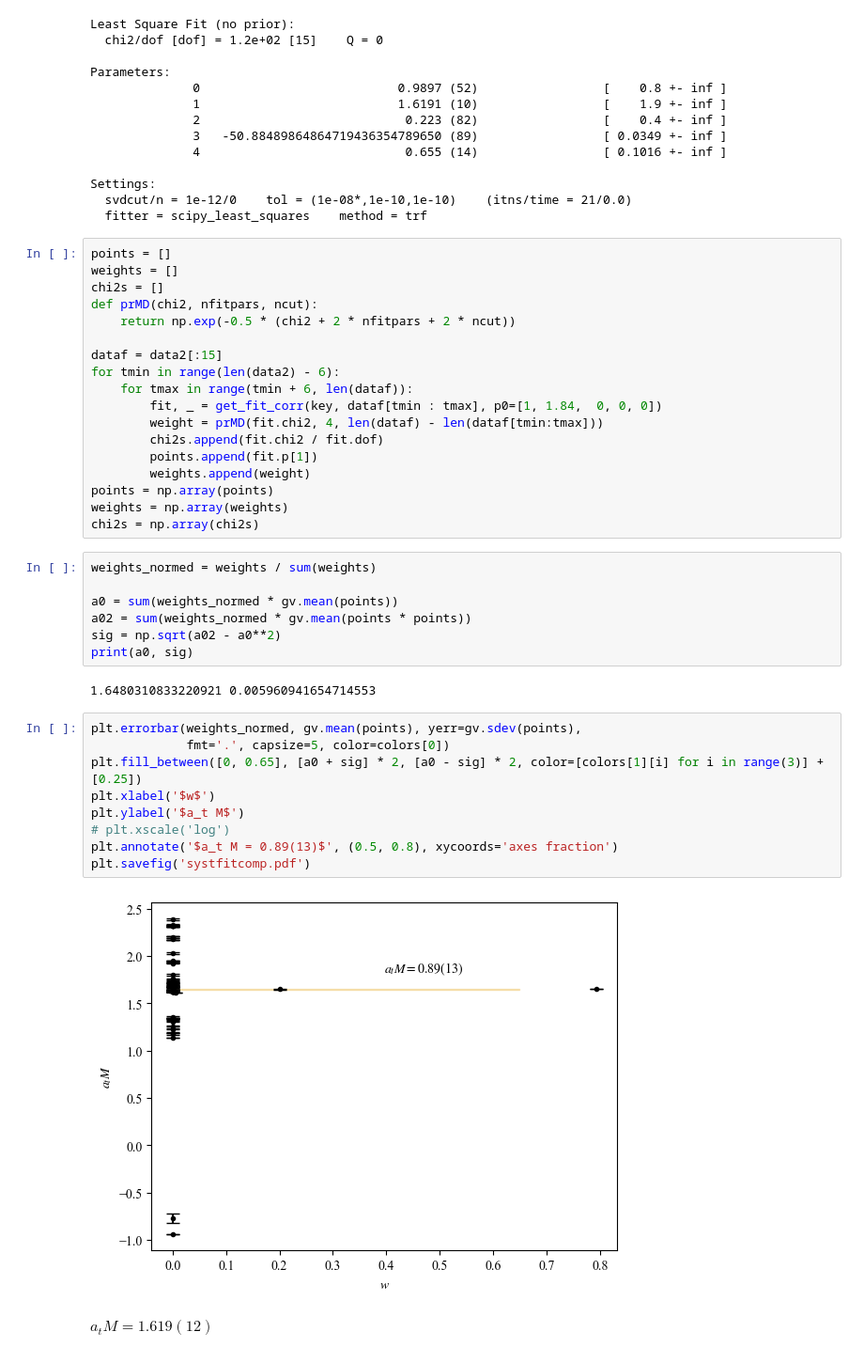
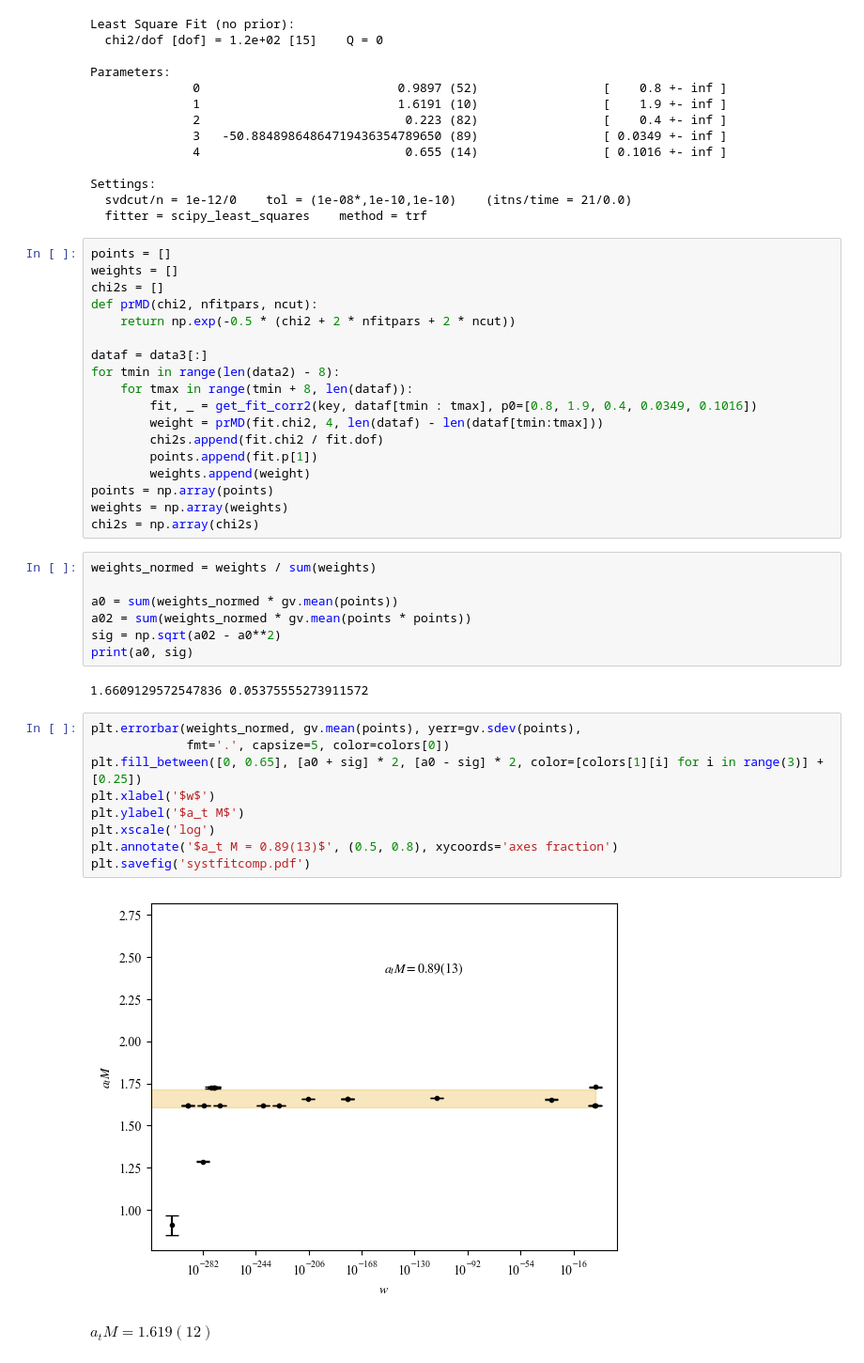
Before and after one commit to hlammiv/z2_matter_qc, a Jupyter notebook: simulation_main/rundata/fourieranalysis/mike_analysis_suggestion.ipynb, the cells around one changed output. Shown at 94% size. Drawn from its saved outputs; the diff is of its cells as text.

```diff
--- a/simulation_main/rundata/fourieranalysis/mike_analysis_suggestion.ipynb
+++ b/simulation_main/rundata/fourieranalysis/mike_analysis_suggestion.ipynb
@@ -716,10 +716,10 @@ chi2s = []
 def prMD(chi2, nfitpars, ncut):
     return np.exp(-0.5 * (chi2 + 2 * nfitpars + 2 * ncut))
 
-dataf = data2[:15]
-for tmin in range(len(data2) - 6):
-    for tmax in range(tmin + 6, len(dataf)):
-        fit, _ = get_fit_corr(key, dataf[tmin : tmax], p0=[1, 1.84,  0, 0, 0])
+dataf = data3[:]
+for tmin in range(len(data2) - 8):
+    for tmax in range(tmin + 8, len(dataf)):
+        fit, _ = get_fit_corr2(key, dataf[tmin : tmax], p0=[0.8, 1.9, 0.4, 0.0349, 0.1016])
         weight = prMD(fit.chi2, 4, len(dataf) - len(dataf[tmin:tmax]))
         chi2s.append(fit.chi2 / fit.dof)
         points.append(fit.p[1])
@@ -735,18 +735,18 @@ a02 = sum(weights_normed * gv.mean(points * points))
 sig = np.sqrt(a02 - a0**2)
 print(a0, sig)
 # %% [output]
-1.6480310833220921 0.005960941654714553
+1.6609129572547836 0.05375555273911572
 # %%
 plt.errorbar(weights_normed, gv.mean(points), yerr=gv.sdev(points),
              fmt='.', capsize=5, color=colors[0])
 plt.fill_between([0, 0.65], [a0 + sig] * 2, [a0 - sig] * 2, color=[colors[1][i] for i in range(3)] + [0.25])
 plt.xlabel('$w$')
 plt.ylabel('$a_t M$')
-# plt.xscale('log')
+plt.xscale('log')
 plt.annotate('$a_t M = 0.89(13)$', (0.5, 0.8), xycoords='axes fraction')
 plt.savefig('systfitcomp.pdf')
 # %% [output]
-[figure, old version]
+[figure, new version]
 # %% [markdown]
 $a_t M = 1.619(12)$
 # %% [markdown]
```
Also changed, not shown: parts of 3 cells of this notebook, 19 other files.
